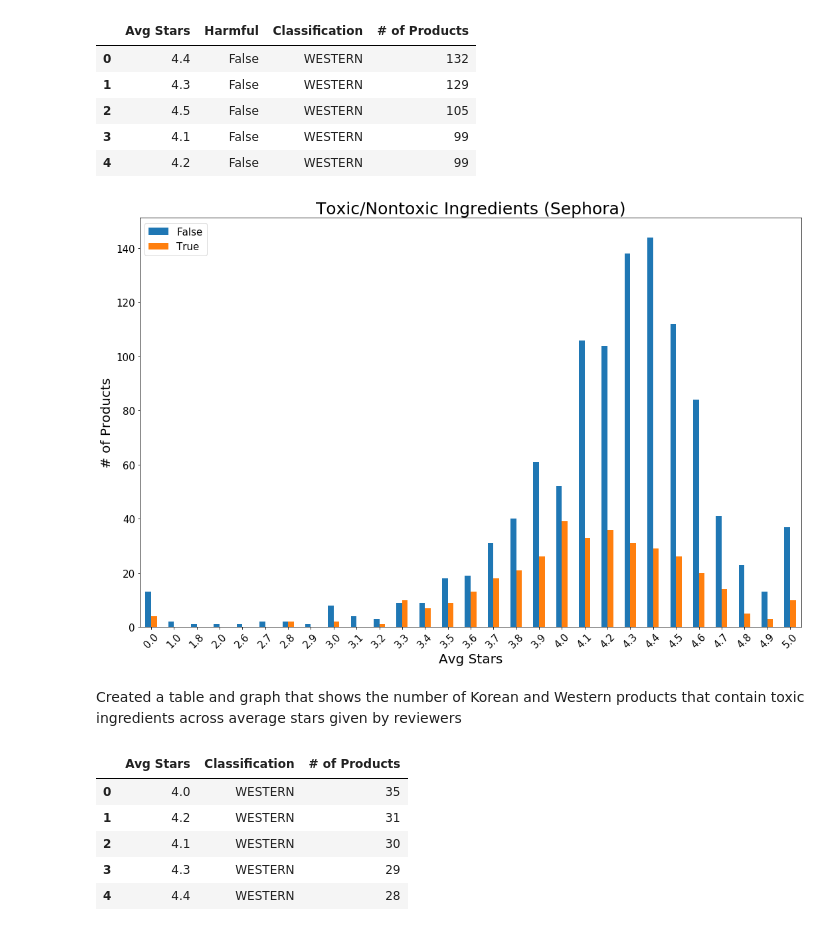
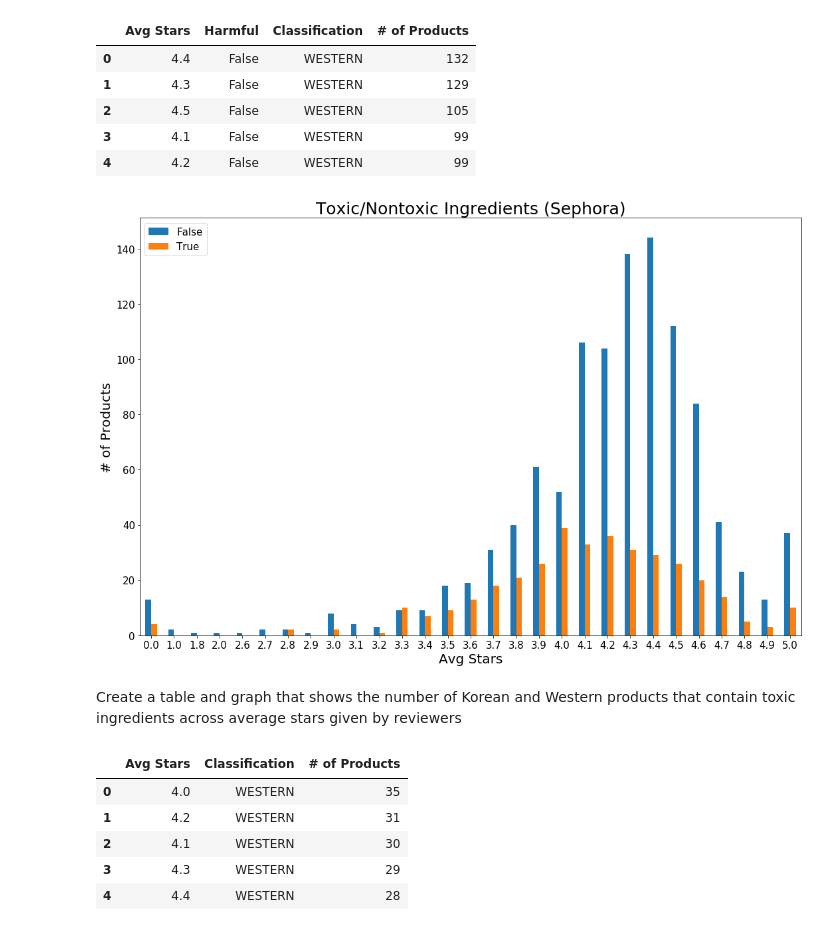
Before and after one commit to nicleong27/EastvsWest_Beauty, a Jupyter notebook: Sephora_Data_Checks.ipynb, the cells around one changed output. Cells and saved outputs as stored; diff of their text form; code cells hidden in the pictures.

```diff
--- a/Sephora_Data_Checks.ipynb
+++ b/Sephora_Data_Checks.ipynb
@@ -287,17 +285,17 @@ sephora_df4_count.reset_index().head()
 # %%
 #Plot datapoints
 ax = sephora_df4_count.groupby(['Avg Stars', 'Harmful']).sum()['# of Products'].unstack().plot(kind='bar', stacked=False, figsize=[15,10])
 ax.set_xlabel('Avg Stars', fontsize=20)
 ax.set_ylabel('# of Products', fontsize=20)
 ax.set_title('Toxic/Nontoxic Ingredients (Sephora)', fontsize=25)
 ax.tick_params(axis='both', labelsize=15)
 ax.legend(loc='upper left', fontsize=15)
-ax.tick_params(axis='x', rotation=45)
+ax.tick_params(axis='x', rotation=0)
 plt.tight_layout()
 
 plt.savefig('images/Toxic_Comparison_Stars.png')
 # %% [output]
-[figure, old version]
+[figure, new version]
 # %% [markdown]
-Created a table and graph that shows the number of Korean and Western products that contain toxic ingredients across average stars given by reviewers
+Create a table and graph that shows the number of Korean and Western products that contain toxic ingredients across average stars given by reviewers
 # %%
```
Also changed, not shown: parts of 18 cells of this notebook.
